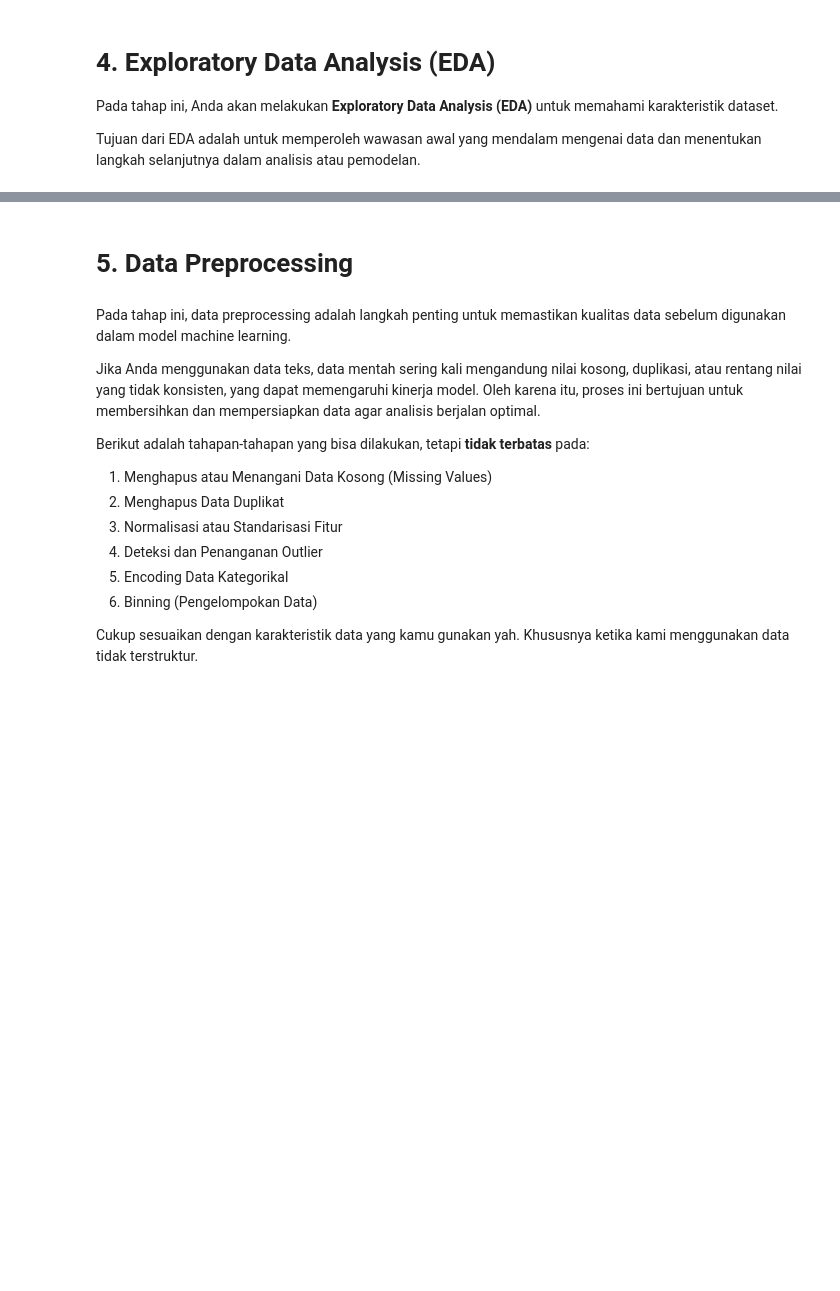
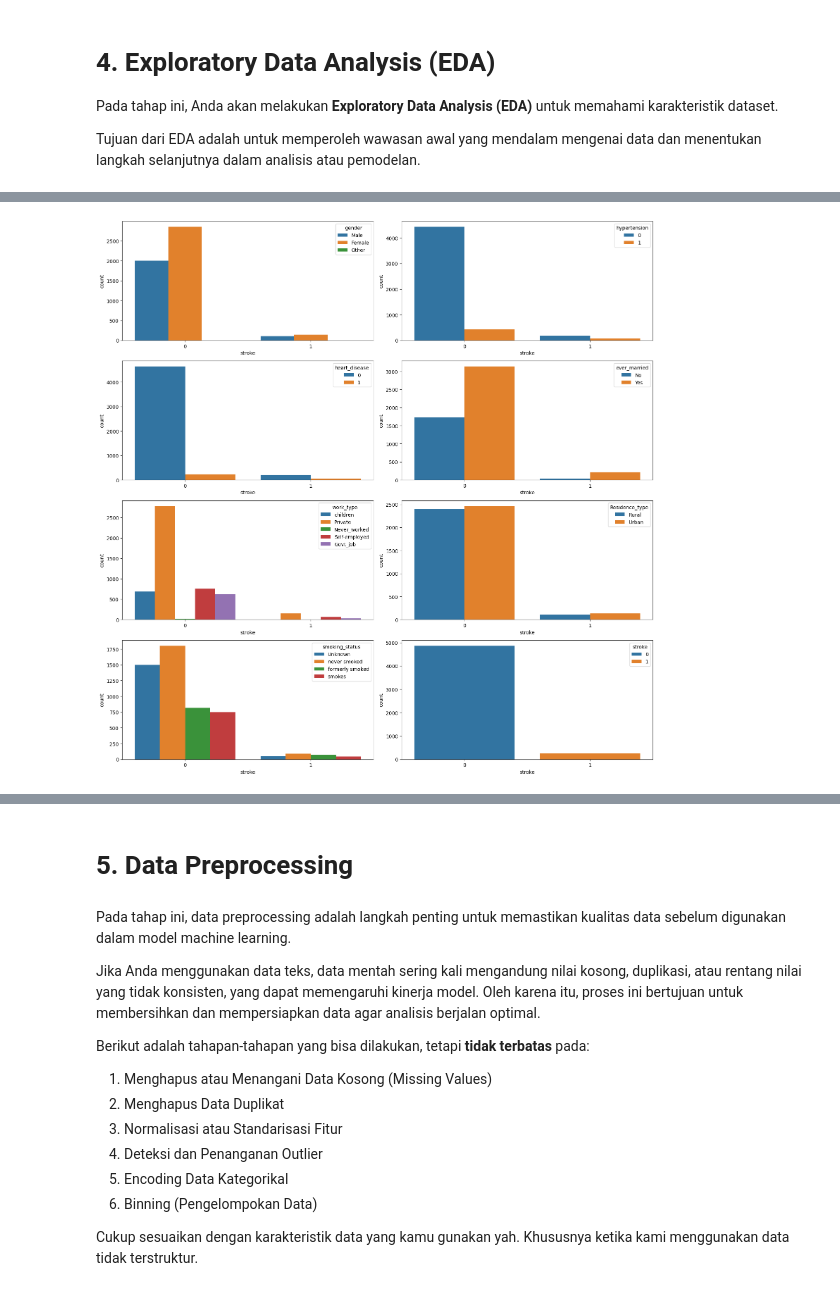
Before and after one commit to Piter9/EKSPERIMEN_SML_FATHIR-MAULA.-S, a Jupyter notebook: preprocessing/Eksperimen_Fathir Maula. S.ipynb, the cells around one changed output, grey strips where cells are left out. Drawn from its saved outputs; the diff is of its cells as text; code cells hidden in the pictures; blank space fills up the shorter version.

```diff
--- a/preprocessing/Eksperimen_Fathir Maula. S.ipynb
+++ b/preprocessing/Eksperimen_Fathir Maula. S.ipynb
@@ -55,0 +157,19 @@ Tujuan dari EDA adalah untuk memperoleh wawasan awal yang mendalam mengenai data
+# %%
+def categorical_plot(features, df, segment_feature=None):
+    fig, ax = plt.subplots(np.round(len(features)/2).astype('int64'), 2,figsize=(16,16))
+    ax = ax.flatten()
+    for i, feature in enumerate(features):
+        if segment_feature:
+            sns.countplot(data=df, x=segment_feature, hue=feature, ax=ax[i])
+        else:
+            sns.countplot(data=df, x=feature, ax=ax[i])
+    plt.tight_layout()
+    plt.show()
+# %%
+categorical_plot(
+    features=categorical,
+    df=df,
+    segment_feature="stroke"
+)
+# %% [output]
+[figure, added]
```
Also changed, not shown: parts of 32 cells of this notebook, 9 other files.
